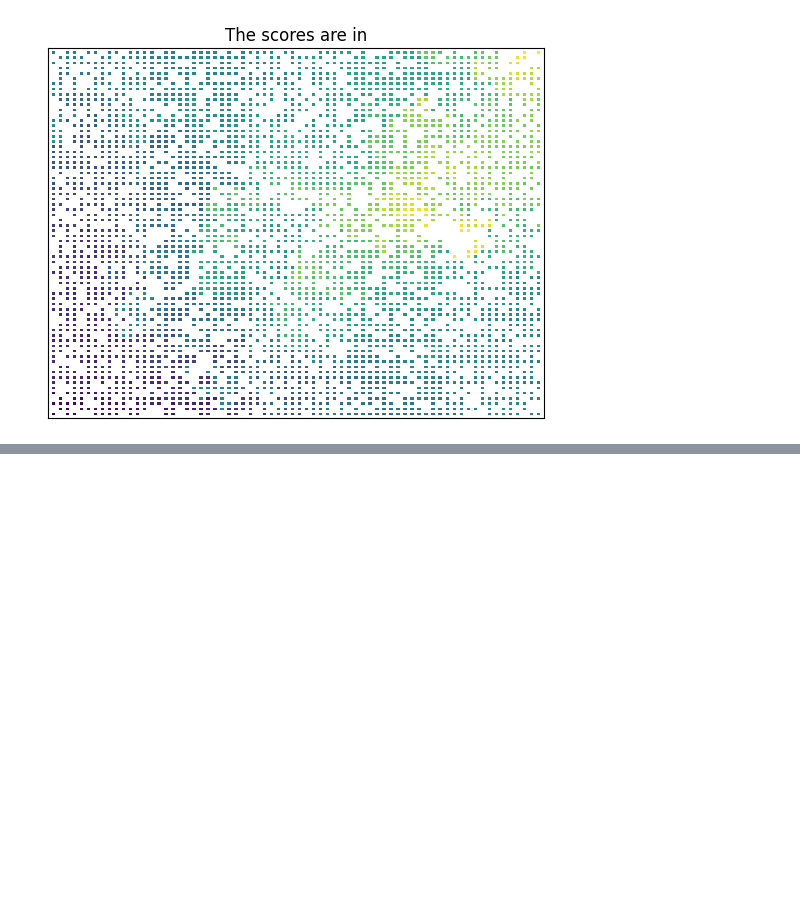
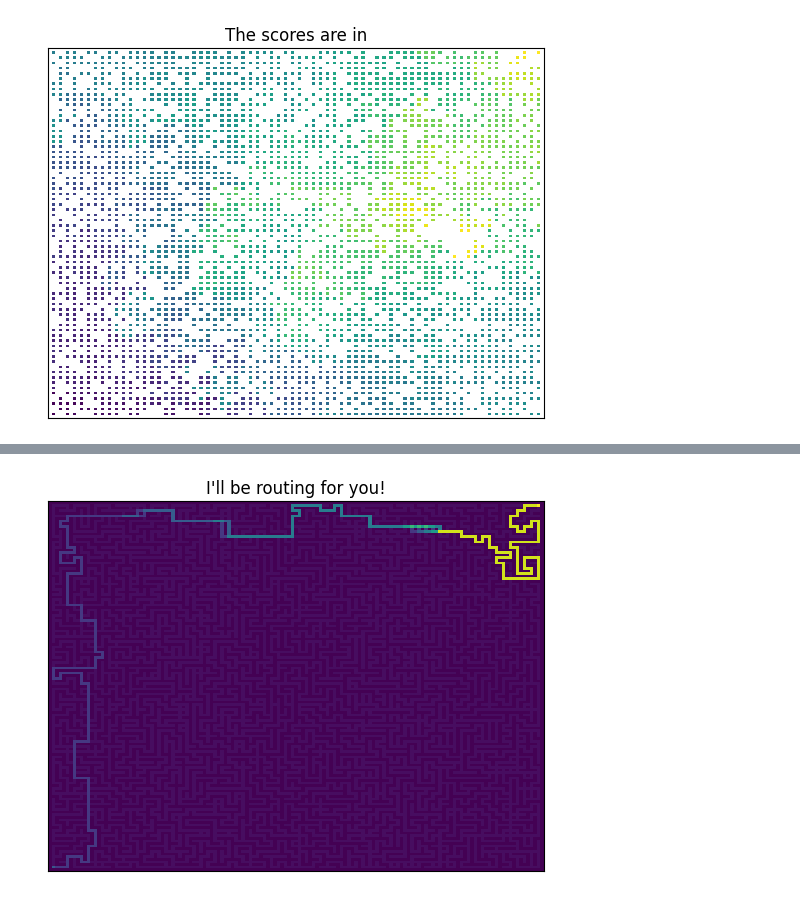
Before and after one commit to nouseforkeys/advent-of-code-24, a Jupyter notebook: day_16.ipynb, the cells around one changed output, grey strips where cells are left out. Cells and saved outputs as stored; diff of their text form; code cells hidden in the pictures; blank space fills up the shorter version.

```diff
--- a/day_16.ipynb
+++ b/day_16.ipynb
@@ -155,16 +156,17 @@ def get_next_node(graph: dict[Node: list[Dest]]) -> Node | None:
                     lowest_node = node
     return lowest_node
 
-def update_scores(graph: dict[Node: list[Dest]], start: P, end: P) -> None:
+def update_scores(
+        graph: dict[Node: list[Dest]], start: P, end: P = None) -> None:
     """updates the scores navigating from start to end"""
     graph[start.l][start.c]['E'].score = 0
     while True:
         # find an unvisited node with the least score
         node = get_next_node(graph)
-        print(f'{node.score=}', end='\r')
         if node is None:
             log.error('tested all reachable node without getting to the end!')
             return
+        print(f'{node.score=}', end='\r')
 
         for dest in node.links:
             dest_node = graph[dest.point.l][dest.point.c][dest.facing]
@@ -178,10 +180,9 @@ def update_scores(graph: dict[Node: list[Dest]], start: P, end: P) -> None:
             # else the destination was closer than via this node
 
             # if we did get to the end, break!
-            if dest.point == end:
-                log.info('Reached the end!')
-                return
+            if end is not None:
+                if dest.point == end:
+                    log.info('Reached the end!')
+                    return
 
         node.visited = True
-
-update_scores(graph, start, end)
@@ -226,0 +234,5 @@ plot_graph(graph, ax)
+# %%
+# lets just make sure all points are explored
+# i updated this function so it doesn't need an end point to be specified
+# if not specified it will just try all nodes until it can't get to any more
+update_scores(graph, start)
@@ -226,0 +407,14 @@ plot_graph(graph, ax)
+# %%
+def plot_routes(routes: list[list[P]], grid: list[list[str]], ax: plt.Axes) -> None:
+    """highlights the route tiles the grid"""
+    temp = [[ord(char) for char in line] for line in grid]
+    for route in routes:
+        for point in route:
+            temp[point.l][point.c] += 300 / len(routes)
+    plot_grid(temp, ax)
+
+fig, ax = plt.subplots()
+ax.set_title('I\'ll be routing for you!')
+plot_routes(routes, grid, ax)
+# %% [output]
+[figure, added]
```
Also changed, not shown: parts of 10 cells of this notebook.
